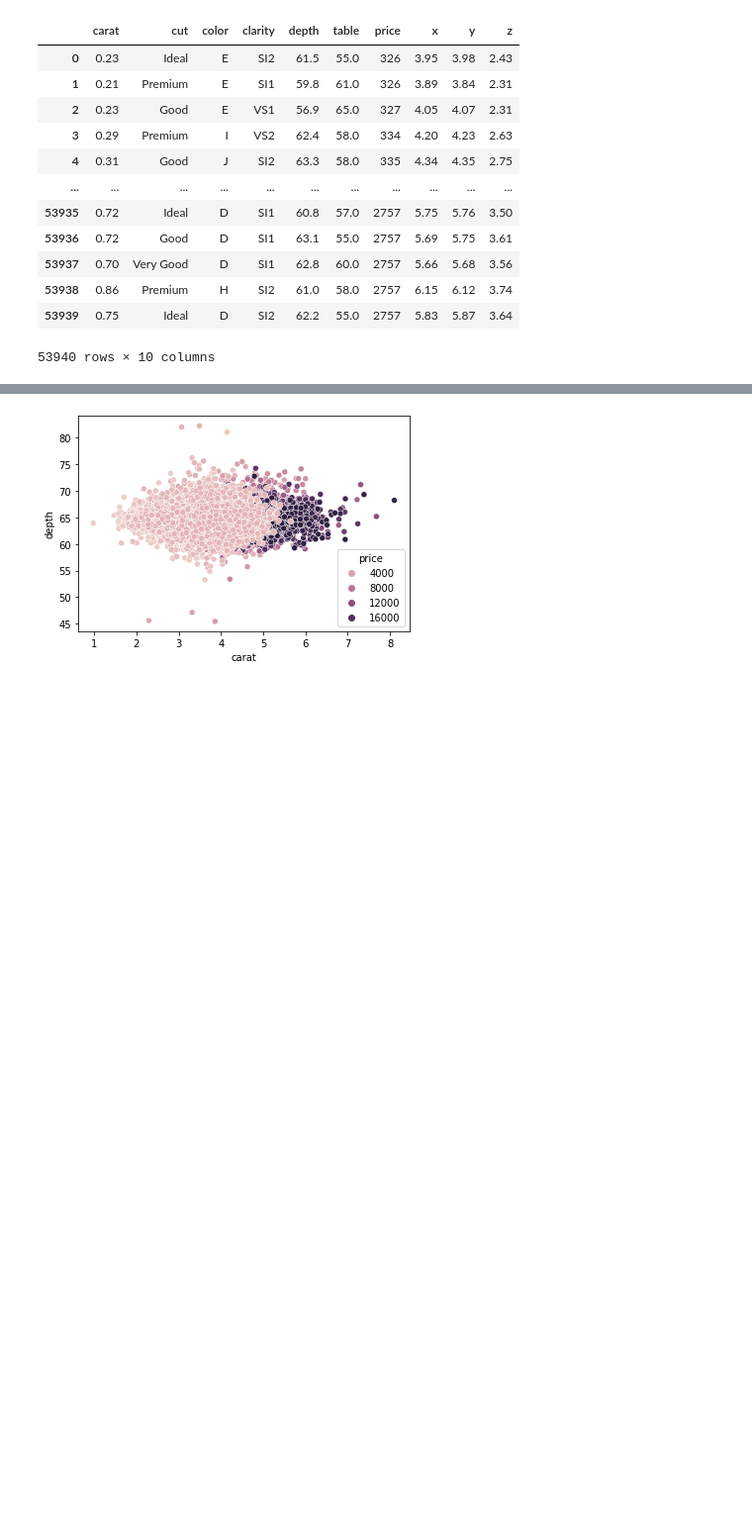
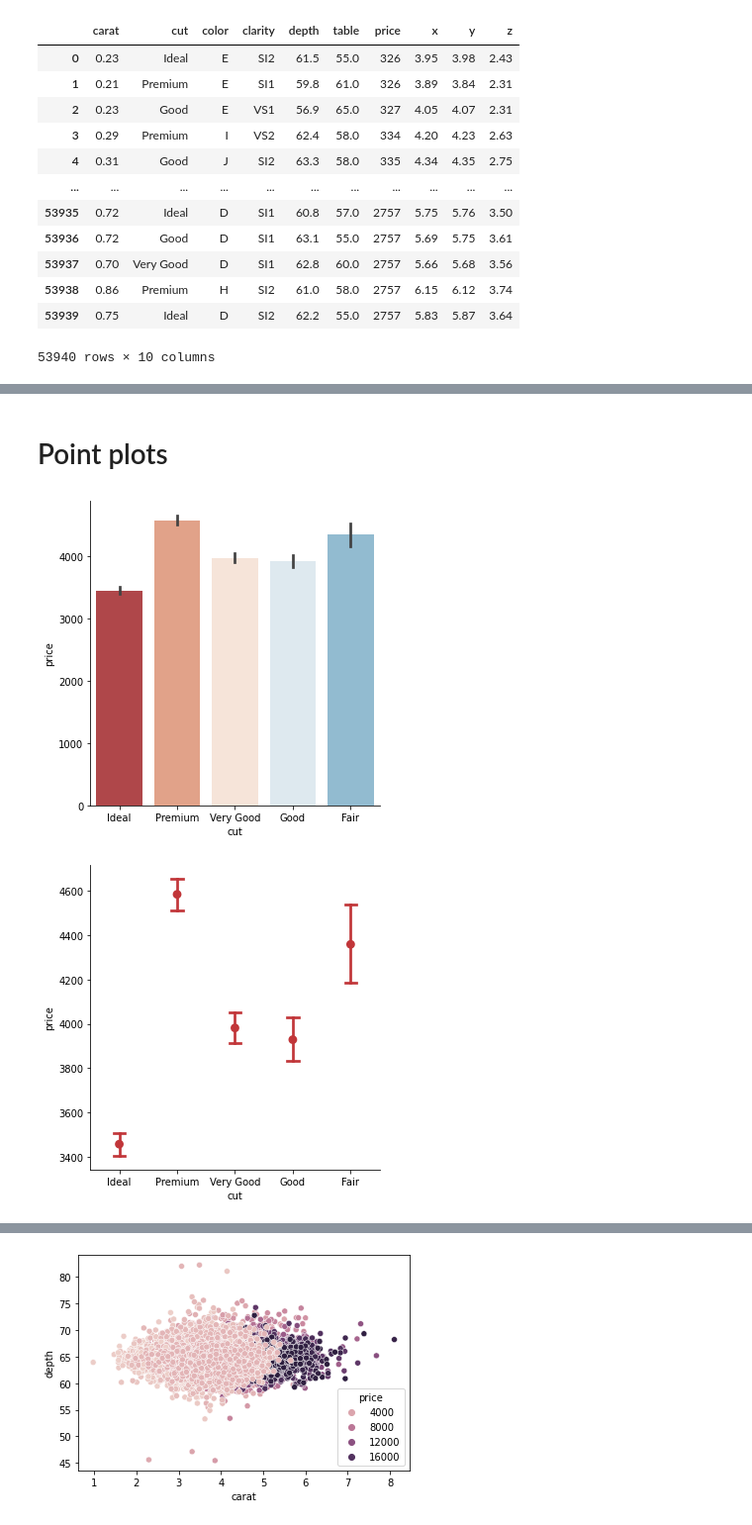
Before and after one commit to anikomaraz/python_courses_postbootcamp, a Jupyter notebook: Seaborn.ipynb, the cells around one changed output, grey strips where cells are left out. Shown at 99% size. Saved outputs shown, nothing was run; the diff lists cells and outputs as text; code cells hidden in the pictures; blank space fills up the shorter version.

```diff
--- a/Seaborn.ipynb
+++ b/Seaborn.ipynb
@@ -83,0 +119,21 @@ data
+# %% [markdown]
+# Point plots
+# %%
+sns.set_palette('RdBu')
+
+sns.catplot(data = data,
+            x = 'cut',
+            y = 'price',
+            kind = 'bar')
+
+sns.catplot(data = data,
+            x = 'cut',
+            y = 'price',
+            kind = 'point',
+            join = False,
+            capsize = 0.2)
+
+plt.show()
+# %% [output]
+[figure, added]
+[figure, added]
```
Also changed, not shown: parts of 9 cells of this notebook.
